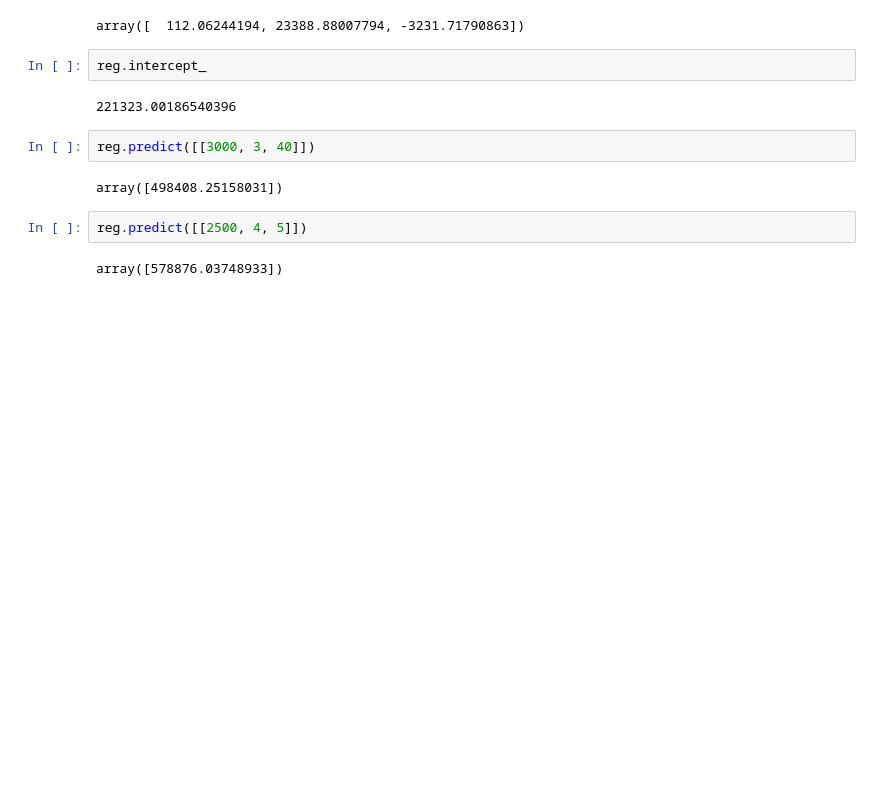
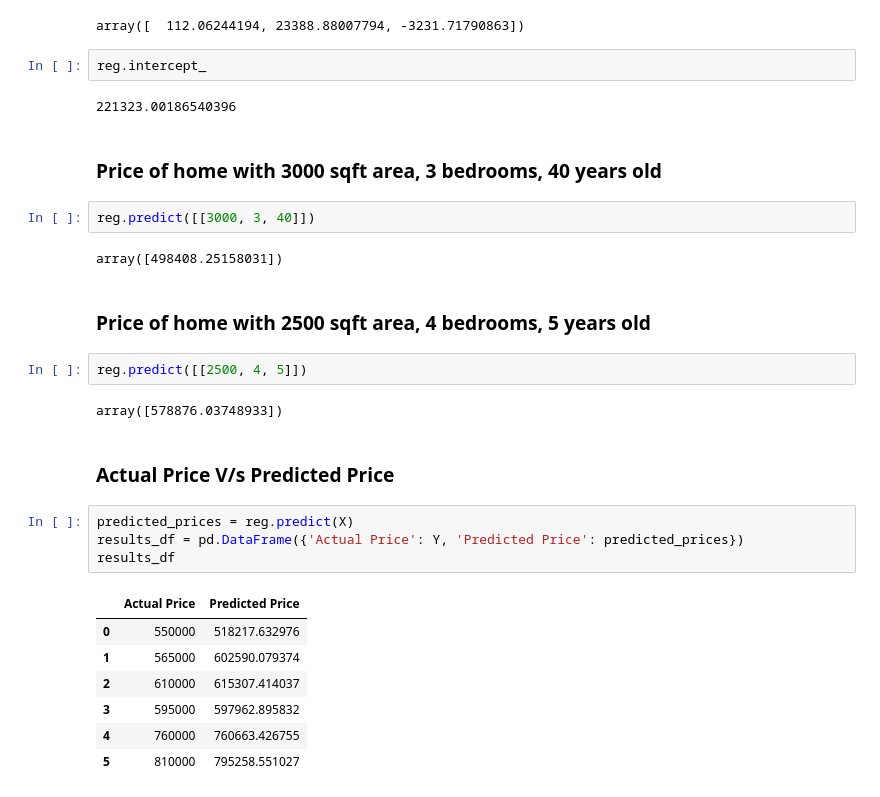
Before and after one commit to gargiisc/mlc, a Jupyter notebook: Experiment_5.ipynb, the cells around one changed output. Saved outputs shown, nothing was run; the diff lists cells and outputs as text; blank space fills up the shorter version.

```diff
--- a/Experiment_5.ipynb
+++ b/Experiment_5.ipynb
@@ -94,11 +94,29 @@ array([  112.06244194, 23388.88007794, -3231.71790863])
 reg.intercept_
 # %% [output]
 221323.00186540396
+# %% [markdown]
+### Price of home with 3000 sqft area, 3 bedrooms, 40 years old
 # %%
 reg.predict([[3000, 3, 40]])
 # %% [output]
 array([498408.25158031])
+# %% [markdown]
+### Price of home with 2500 sqft area, 4 bedrooms, 5 years old
 # %%
 reg.predict([[2500, 4, 5]])
 # %% [output]
 array([578876.03748933])
+# %% [markdown]
+### Actual Price V/s Predicted Price
+# %%
+predicted_prices = reg.predict(X)
+results_df = pd.DataFrame({'Actual Price': Y, 'Predicted Price': predicted_prices})
+results_df
+# %% [output]
+|  | Actual Price | Predicted Price |
+| 0 | 550000 | 518217.632976 |
+| 1 | 565000 | 602590.079374 |
+| 2 | 610000 | 615307.414037 |
+| 3 | 595000 | 597962.895832 |
+| 4 | 760000 | 760663.426755 |
+| 5 | 810000 | 795258.551027 |
```
Also changed, not shown: parts of 3 cells of this notebook.
